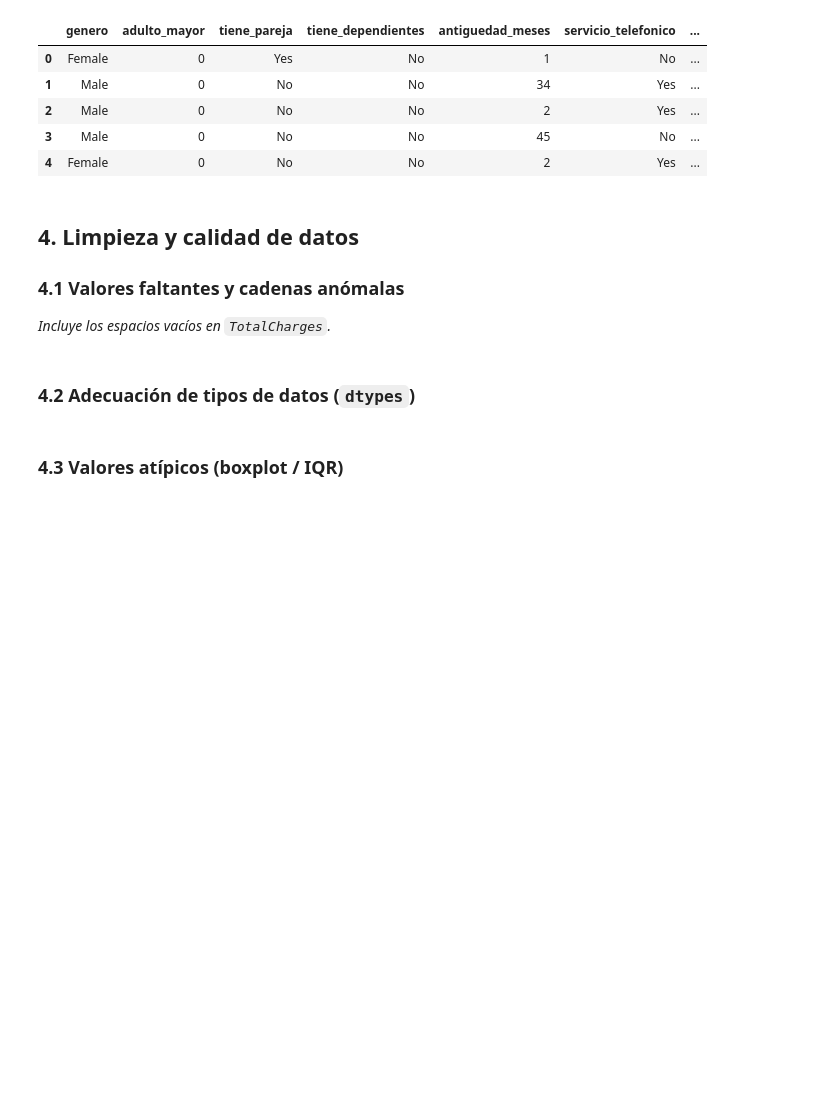
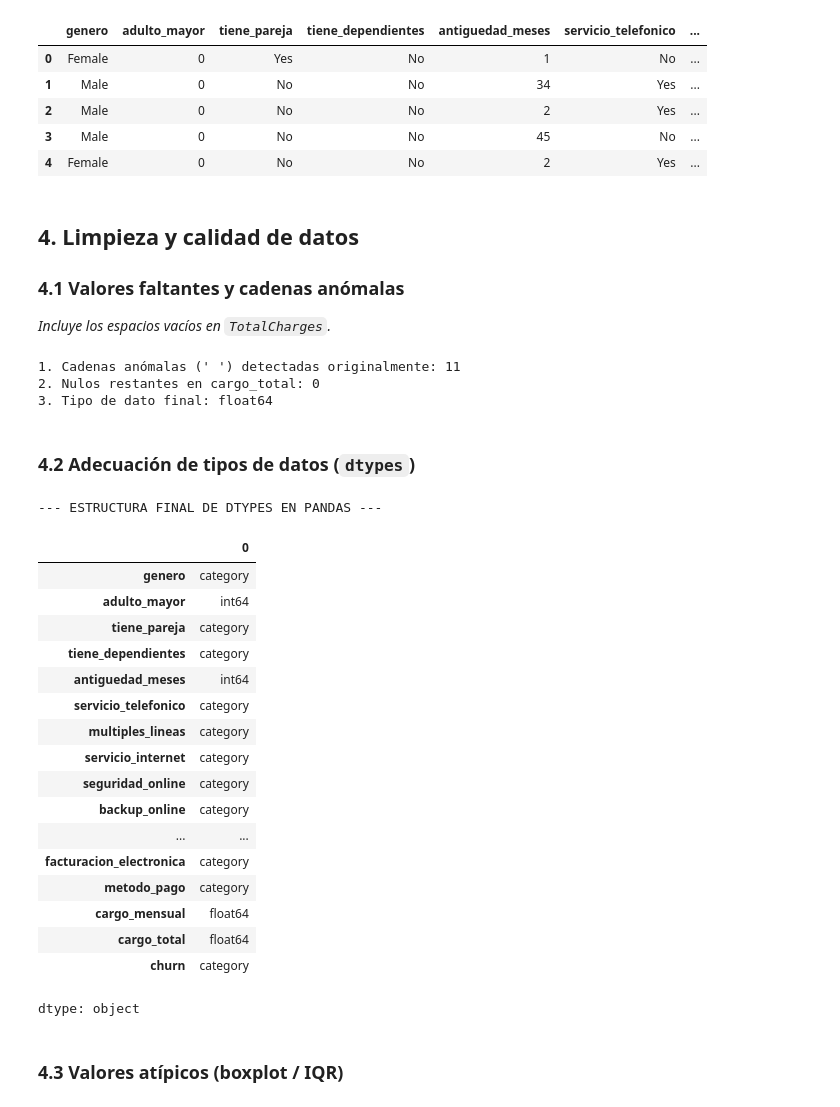
Before and after one commit to facufan07/tpi-analisis-de-datos, a Jupyter notebook: notebooks/TPI_Analisis_de_Datos.ipynb, the cells around one changed output. Cells and saved outputs as stored; diff of their text form; code cells hidden in the pictures; blank space fills up the shorter version.

```diff
--- a/notebooks/TPI_Analisis_de_Datos.ipynb
+++ b/notebooks/TPI_Analisis_de_Datos.ipynb
@@ -200,8 +209,85 @@ df.head()
 
 ### 4.1 Valores faltantes y cadenas anómalas
 _Incluye los espacios vacíos en `TotalCharges`._
+# %%
+# --- SECCIÓN 4.1: VALORES FALTANTES Y CADENAS ANÓMALAS ---
+
+# 1. Identificación sobre df_raw o antes de convertir
+cant_anomalas = (df_raw['TotalCharges'] == ' ').sum()
+print(f"1. Cadenas anómalas (' ') detectadas originalmente: {cant_anomalas}")
+
+# 2. Conversión a tipo numérico (los espacios ' ' se transforman en NaN)
+df['cargo_total'] = pd.to_numeric(df['cargo_total'], errors='coerce')
+
+# 3. Imputación fundamentada (clientes con antigüedad 0 pasan a cargo_total = 0.0)
+df['cargo_total'] = df['cargo_total'].fillna(0.0)
+
+# 4. Verificación final de calidad
+print(f"2. Nulos restantes en cargo_total: {df['cargo_total'].isna().sum()}")
+print(f"3. Tipo de dato final: {df['cargo_total'].dtype}")
+# %% [output]
+1. Cadenas anómalas (' ') detectadas originalmente: 11
+2. Nulos restantes en cargo_total: 0
+3. Tipo de dato final: float64
 # %% [markdown]
 ### 4.2 Adecuación de tipos de datos (`dtypes`)
+# %%
+# --- 4.2 ADECUACIÓN Y CONVERSIÓN FORMAL DE TIPOS DE DATOS (DTYPES) ---
+
+
+# 1. Conversión formal de variables cuantitativas numéricas
+df['antiguedad_meses'] = df['antiguedad_meses'].astype('int64')
+df['adulto_mayor'] = df['adulto_mayor'].astype('int64')
+df['cargo_mensual'] = df['cargo_mensual'].astype('float64')
+df['cargo_total'] = df['cargo_total'].astype('float64')
+
+# 2. Conversión masiva de variables cualitativas a tipo 'category'
+cols_categoricas = [
+    'genero',
+    'tiene_pareja',
+    'tiene_dependientes',
+    'servicio_telefonico',
+    'multiples_lineas',
+    'servicio_internet',
+    'seguridad_online',
+    'backup_online',
+    'proteccion_dispositivo',
+    'soporte_tecnico',
+    'streaming_tv',
+    'streaming_peliculas',
+    'tipo_contrato',
+    'facturacion_electronica',
+    'metodo_pago',
+    'churn'
+]
+
+for col in cols_categoricas:
+    if col in df.columns:
+        df[col] = df[col].astype('category')
+
+# 3. Verificación de la estructura final de dtypes en el DataFrame
+print("--- ESTRUCTURA FINAL DE DTYPES EN PANDAS ---")
+df.dtypes
+# %% [output]
+--- ESTRUCTURA FINAL DE DTYPES EN PANDAS ---
+|  | 0 |
+| genero | category |
+| adulto_mayor | int64 |
+| tiene_pareja | category |
+| tiene_dependientes | category |
+| antiguedad_meses | int64 |
+| servicio_telefonico | category |
+| multiples_lineas | category |
+| servicio_internet | category |
+| seguridad_online | category |
+| backup_online | category |
+| ... | ... |
+| facturacion_electronica | category |
+| metodo_pago | category |
+| cargo_mensual | float64 |
+| cargo_total | float64 |
+| churn | category |
+dtype: object
 # %% [markdown]
 ### 4.3 Valores atípicos (boxplot / IQR)
 # %% [markdown]
```
Also changed, not shown: parts of 3 cells of this notebook.
